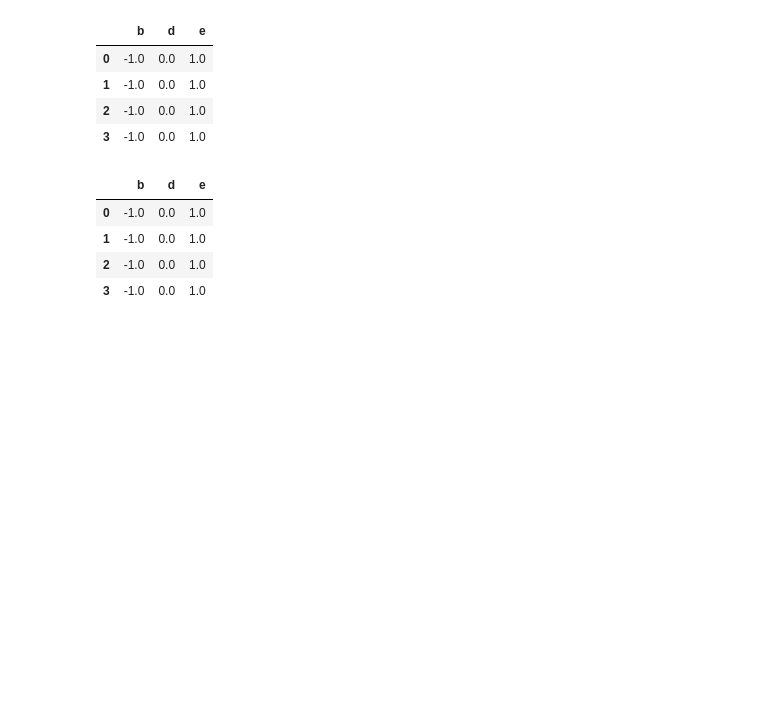
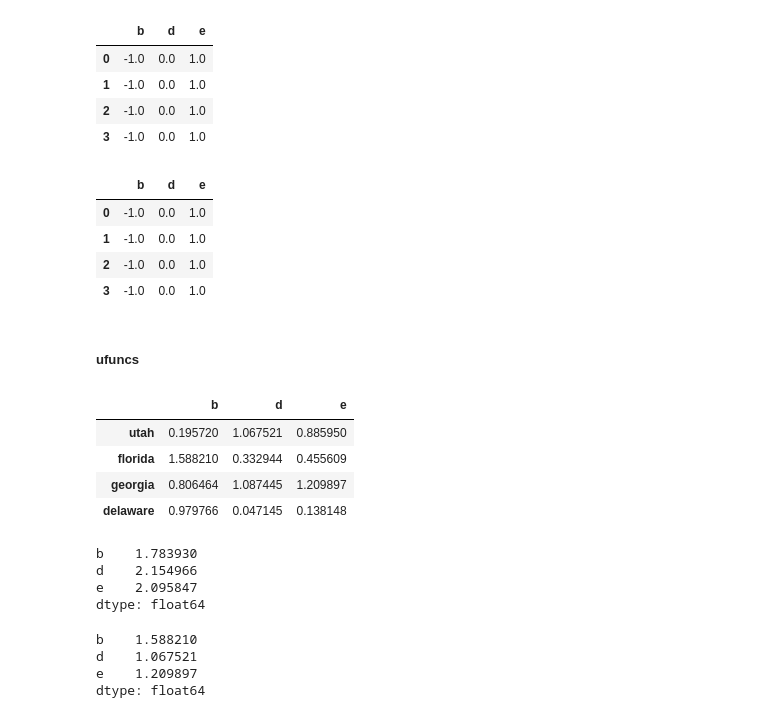
Before and after one commit to viniciusbeckerdesouza/jupyters, a Jupyter notebook: estudos_pandas.ipynb, the cells around one changed output. Cells and saved outputs as stored; diff of their text form; code cells hidden in the pictures; blank space fills up the shorter version.

```diff
--- a/estudos_pandas.ipynb
+++ b/estudos_pandas.ipynb
@@ -903,3 +903,15 @@ frame.sub(series3, axis=0)
 | 1 | -1.0 | 0.0 | 1.0 |
 | 2 | -1.0 | 0.0 | 1.0 |
 | 3 | -1.0 | 0.0 | 1.0 |
+# %% [markdown]
+##### ufuncs
+# %%
+frame = pd.DataFrame(np.random.randn(4,3),columns=list('bde'),
+                    index=['utah','florida','georgia','delaware'])
+np.abs(frame)
+# %% [output]
+|  | b | d | e |
+| utah | 0.195720 | 1.067521 | 0.885950 |
+| florida | 1.588210 | 0.332944 | 0.455609 |
+| georgia | 0.806464 | 1.087445 | 1.209897 |
+| delaware | 0.979766 | 0.047145 | 0.138148 |
@@ -905,0 +920,7 @@ frame.sub(series3, axis=0)
+# %%
+frame.apply(f)
+# %% [output]
+b    1.783930
+d    2.154966
+e    2.095847
+dtype: float64
@@ -905,0 +929,7 @@ frame.sub(series3, axis=0)
+# %%
+frame.apply(g)
+# %% [output]
+b    1.588210
+d    1.067521
+e    1.209897
+dtype: float64
```
Also changed, not shown: parts of 95 cells of this notebook.
